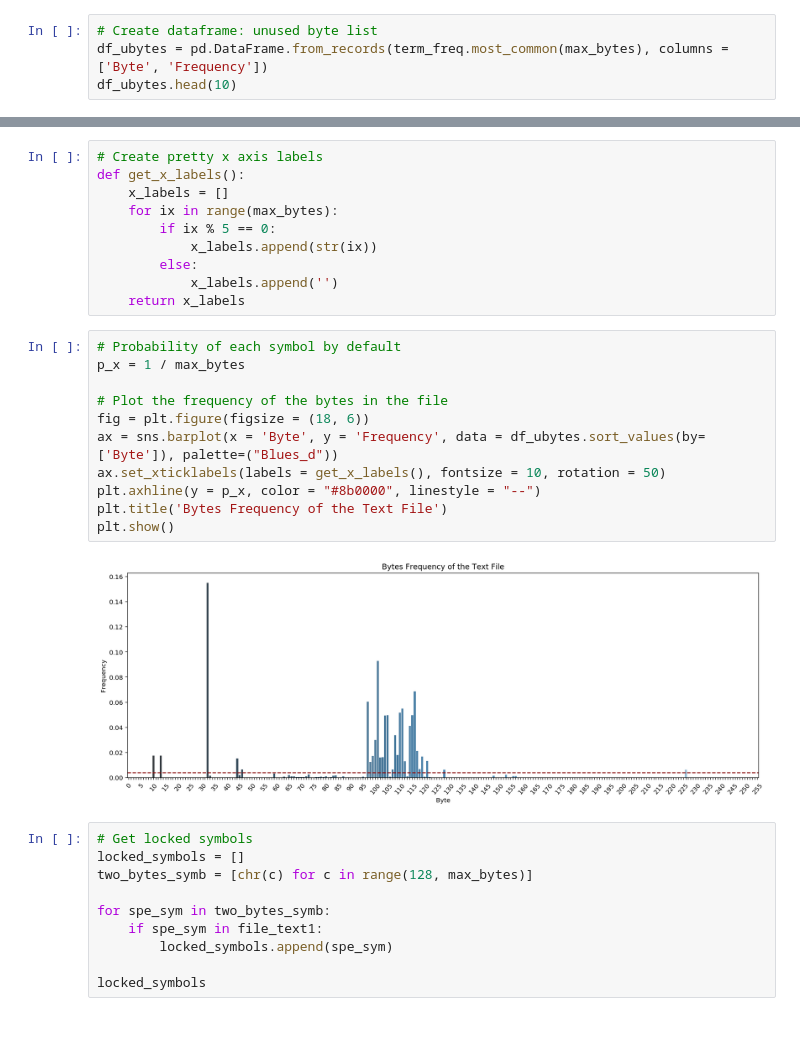
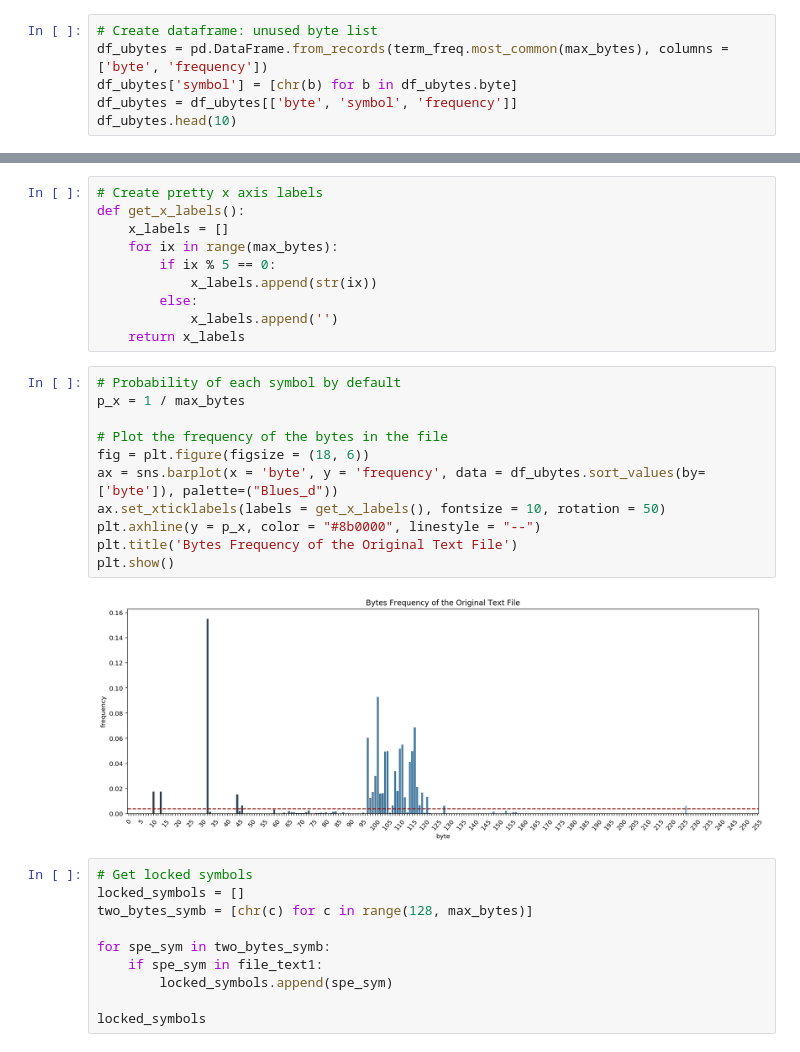
Before and after one commit to ansegura7/DataCompression, a Jupyter notebook: code/TextCompression.ipynb, the cells around one changed output, grey strips where cells are left out. Saved outputs shown, nothing was run; the diff lists cells and outputs as text.

```diff
--- a/code/TextCompression.ipynb
+++ b/code/TextCompression.ipynb
@@ -133,6 +133,8 @@ for ix in range(max_bytes):
         term_freq[ix] = 0
 # %%
 # Create dataframe: unused byte list
-df_ubytes = pd.DataFrame.from_records(term_freq.most_common(max_bytes), columns = ['Byte', 'Frequency'])
+df_ubytes = pd.DataFrame.from_records(term_freq.most_common(max_bytes), columns = ['byte', 'frequency'])
+df_ubytes['symbol'] = [chr(b) for b in df_ubytes.byte]
+df_ubytes = df_ubytes[['byte', 'symbol', 'frequency']]
 df_ubytes.head(10)
 # %% [output]
@@ -160,16 +162,16 @@ def get_x_labels():
 # %%
 # Probability of each symbol by default
 p_x = 1 / max_bytes
 
 # Plot the frequency of the bytes in the file
 fig = plt.figure(figsize = (18, 6))
-ax = sns.barplot(x = 'Byte', y = 'Frequency', data = df_ubytes.sort_values(by=['Byte']), palette=("Blues_d"))
+ax = sns.barplot(x = 'byte', y = 'frequency', data = df_ubytes.sort_values(by=['byte']), palette=("Blues_d"))
 ax.set_xticklabels(labels = get_x_labels(), fontsize = 10, rotation = 50)
 plt.axhline(y = p_x, color = "#8b0000", linestyle = "--")
-plt.title('Bytes Frequency of the Text File')
+plt.title('Bytes Frequency of the Original Text File')
 plt.show()
 # %% [output]
-[figure, old version]
+[figure, new version]
 # %%
 # Get locked symbols
 locked_symbols = []
```
Also changed, not shown: parts of 6 cells of this notebook, 1 other file.
